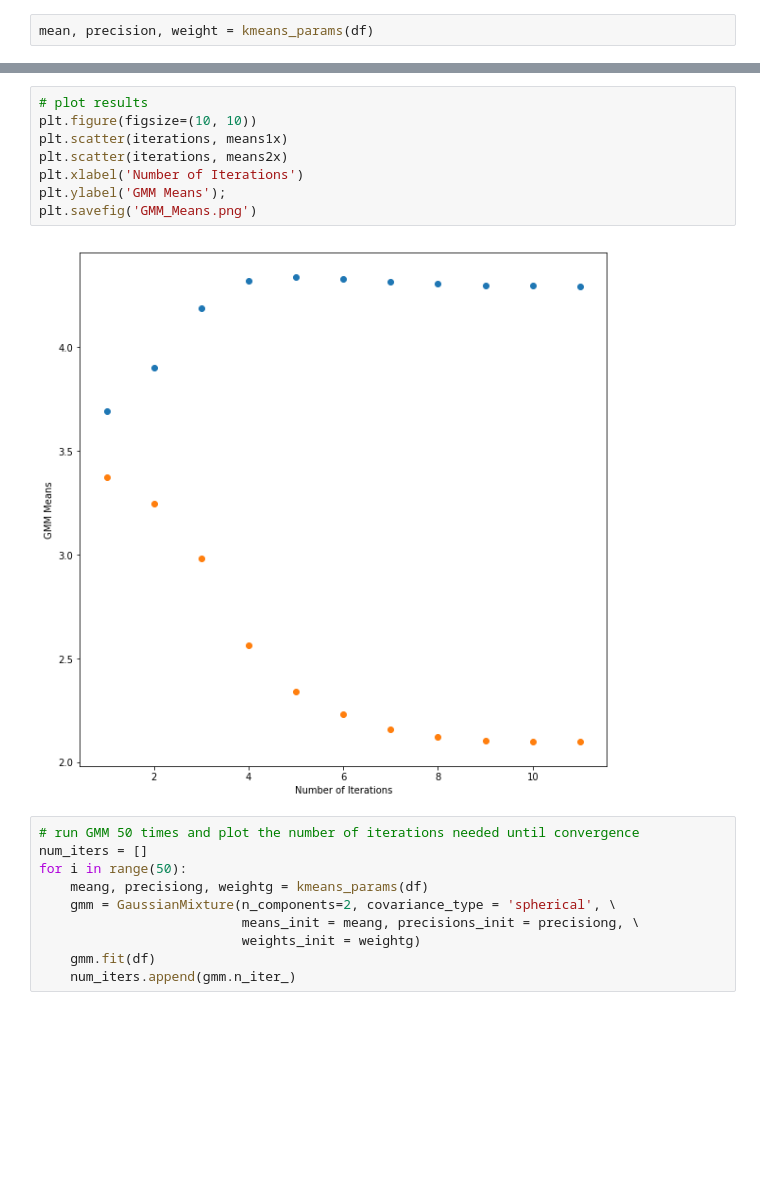
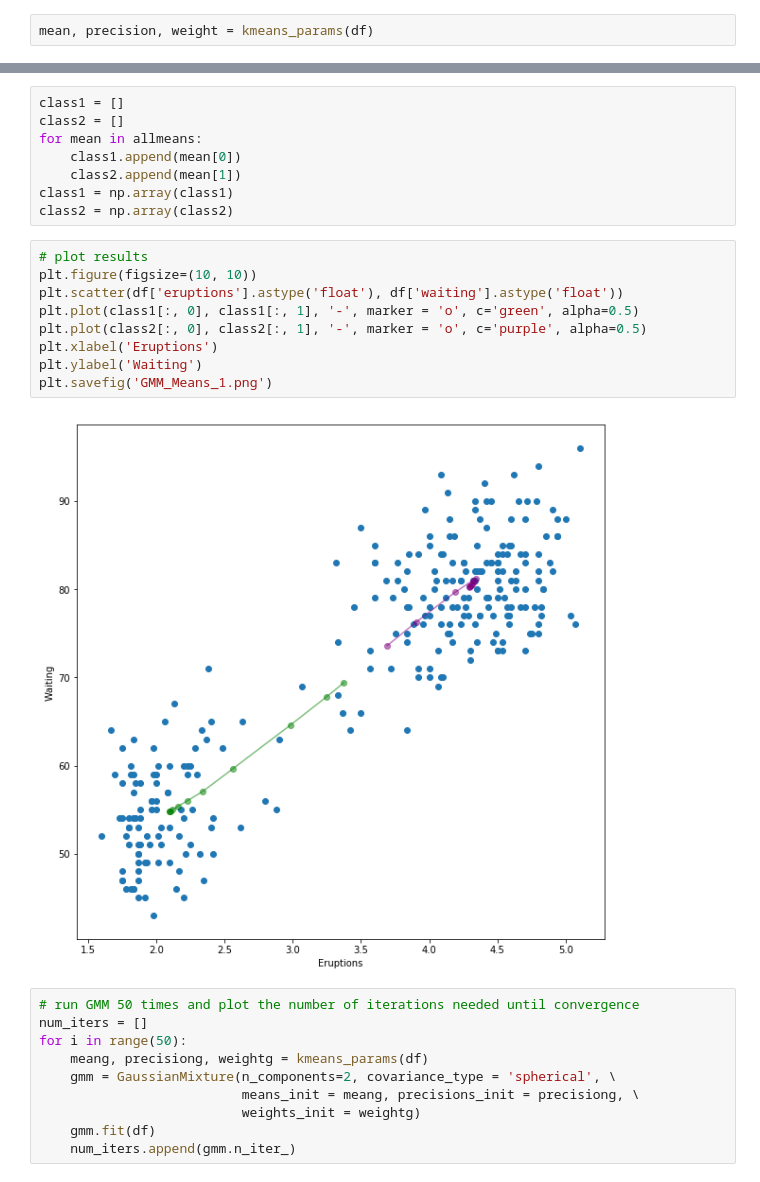
Before and after one commit to simirajpal/Applied-Machine-Learning, a Jupyter notebook: Assignment_3/Homework3_Code.ipynb, the cells around one changed output, grey strips where cells are left out. Drawn from its saved outputs; the diff is of its cells as text; blank space fills up the shorter version.

```diff
--- a/Assignment_3/Homework3_Code.ipynb
+++ b/Assignment_3/Homework3_Code.ipynb
@@ -1172,16 +1172,25 @@ while True:
     if gmm.converged_:
         break
     i += 1
-# %%
-# plot results
-plt.figure(figsize=(10, 10))
-plt.scatter(iterations, means1x)
-plt.scatter(iterations, means2x)
-plt.xlabel('Number of Iterations')
-plt.ylabel('GMM Means');
-plt.savefig('GMM_Means.png')
-# %% [output]
-[figure, removed]
+# %%
+class1 = []
+class2 = []
+for mean in allmeans:
+    class1.append(mean[0])
+    class2.append(mean[1])
+class1 = np.array(class1)
+class2 = np.array(class2)
+# %%
+# plot results
+plt.figure(figsize=(10, 10))
+plt.scatter(df['eruptions'].astype('float'), df['waiting'].astype('float'))
+plt.plot(class1[:, 0], class1[:, 1], '-', marker = 'o', c='green', alpha=0.5)
+plt.plot(class2[:, 0], class2[:, 1], '-', marker = 'o', c='purple', alpha=0.5)
+plt.xlabel('Eruptions')
+plt.ylabel('Waiting')
+plt.savefig('GMM_Means_1.png')
+# %% [output]
+[figure, added]
 # %%
 # run GMM 50 times and plot the number of iterations needed until convergence
 num_iters = []
```
Also changed, not shown: parts of 12 cells of this notebook, 5 other files.
